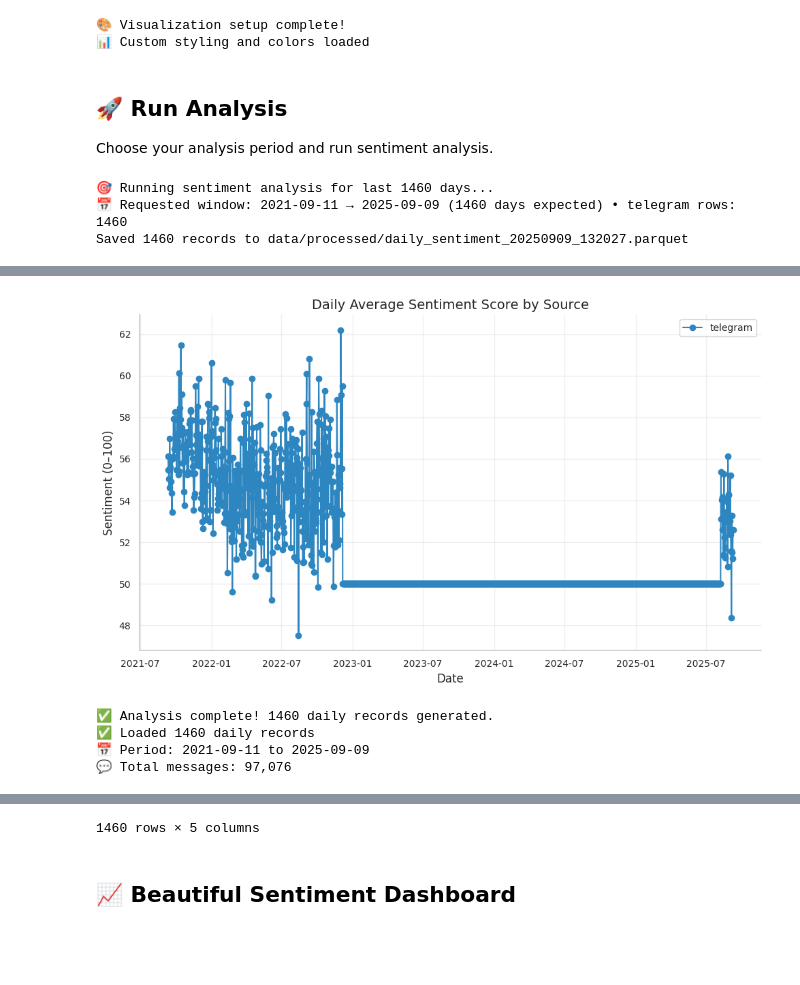
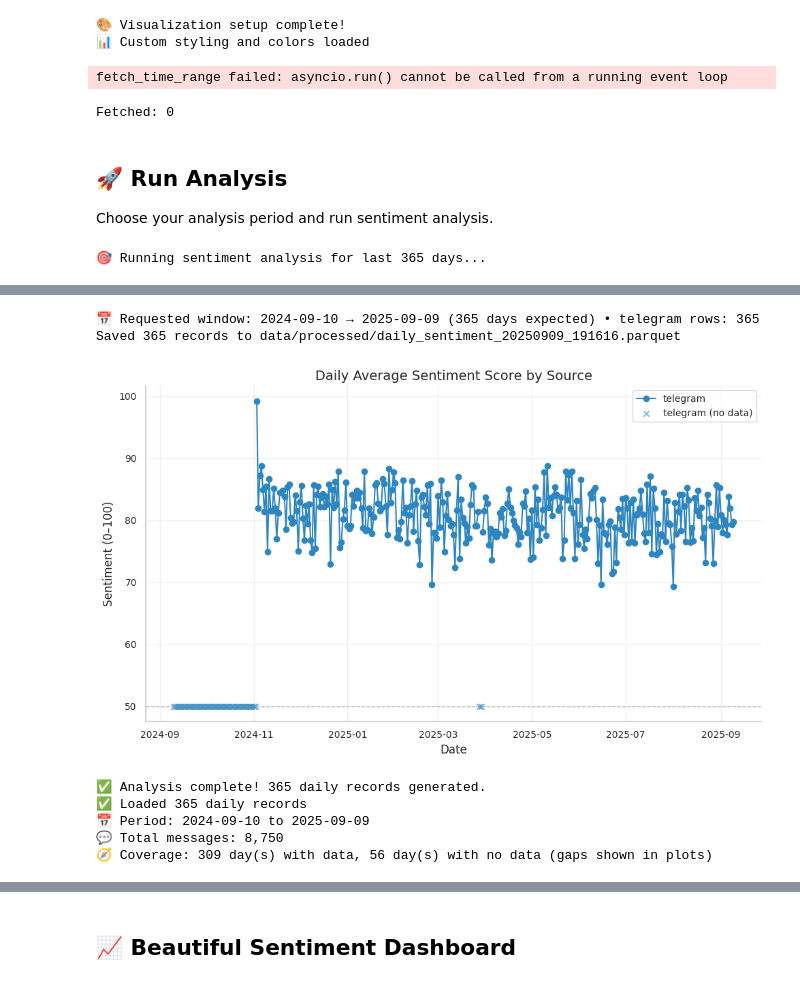
Before and after one commit to dev-personal-projects/btc-semantic-analysis, a Jupyter notebook: notebooks/group_analysis.ipynb, the cells around one changed output, grey strips where cells are left out. Cells and saved outputs as stored; diff of their text form; code cells hidden in the pictures; blank space fills up the shorter version.

Commit message:
try working with another telegram group

```diff
--- a/notebooks/group_analysis.ipynb
+++ b/notebooks/group_analysis.ipynb
@@ -19,10 +19,11 @@ import warnings
 warnings.filterwarnings('ignore')
 
 from btc_sentiment.pipelines.ingest_pipeline import run_simple_analysis
-from btc_sentiment.utils.analysis import load_and_prepare_data
+from btc_sentiment.utils.analysis import load_and_prepare_data, generate_insights
+from btc_sentiment.utils.visualizations import plot_daily_sentiment
 
 # Modern beautiful styling
-plt.style.use('default')  # Start with clean slate
+plt.style.use('default')  # clean base
 sns.set_style("whitegrid")
 sns.set_context("notebook", font_scale=1.1)
 
@@ -32,8 +33,8 @@ COLORS = {
     'secondary': '#F39C12',
     'positive': '#27AE60',
     'negative': '#E74C3C',
-    'neutral': '#95A5A6',
-    'accent': '#8E44AD',
+    'neutral':  '#95A5A6',
+    'accent':   '#8E44AD',
     'background': '#F8F9FA'
 }
 
@@ -56,8 +57,13 @@ plt.rcParams.update({
 
 # Set custom color palette
 custom_palette = [COLORS['primary'], COLORS['secondary'], COLORS['positive'],
-                 COLORS['negative'], COLORS['accent'], COLORS['neutral']]
+                  COLORS['negative'], COLORS['accent'], COLORS['neutral']]
 sns.set_palette(custom_palette)
+
+# Helpful display defaults
+pd.options.display.max_rows = 200
+pd.options.display.max_colwidth = 200
+pd.options.display.width = 0  # auto-fit to Jupyter width
 
 print("🎨 Visualization setup complete!")
 print("📊 Custom styling and colors loaded")
@@ -66,6 +72,23 @@ print("📊 Custom styling and colors loaded")
 # %% [output]
 🎨 Visualization setup complete!
 📊 Custom styling and colors loaded
+# %%
+from datetime import datetime, timedelta, timezone
+from btc_sentiment.config.config import get_settings
+from btc_sentiment.adapters.telegram_adapter import TelegramAdapter
+
+s = get_settings()
+start = (datetime.now(timezone.utc) - timedelta(days=14)).replace(hour=0, minute=0, second=0, microsecond=0)
+end   = datetime.now(timezone.utc).replace(hour=23, minute=59, second=59, microsecond=0)
+
+tg = TelegramAdapter()
+msgs = tg.fetch_time_range(s.TELEGRAM_GROUPS, start, end)
+print("Fetched:", len(msgs))
+if msgs:
+    print("Earliest:", min(m.date for m in msgs), "Latest:", max(m.date for m in msgs))
+# %% [output]
+fetch_time_range failed: asyncio.run() cannot be called from a running event loop
+Fetched: 0
 # %% [markdown]
 ## 🚀 Run Analysis
 
@@ -73,13 +96,20 @@ Choose your analysis period and run sentiment analysis.
 # %%
 import nest_asyncio
 nest_asyncio.apply()
-# Set analysis period (change this to your desired timeframe)
-DAYS_BACK = 1460  # Last 1 year
+
+# Choose analysis period
+DAYS_BACK = 365        # Last 4 years
+INCLUDE_TODAY = True
 
 print(f'🎯 Running sentiment analysis for last {DAYS_BACK} days...')
 
-# Run the analysis
-daily_records = run_simple_analysis(days_back=DAYS_BACK)
+# Run the analysis (compatible with old/new signatures)
+try:
+    # new signature supports page_size for internal pagination
+    daily_records = run_simple_analysis(days_back=DAYS_BACK, include_today=INCLUDE_TODAY, page_size=200)
+except TypeError:
+    # fallback if your installed version doesn't have page_size yet
+    daily_records = run_simple_analysis(days_back=DAYS_BACK, include_today=INCLUDE_TODAY)
 
 # Load the results
 df = load_and_prepare_data()
@@ -88,11 +118,14 @@ if df.empty:
     print('❌ No data available')
     print('💡 Check your Telegram credentials and group access')
 else:
+    real_days = int((df["count"] > 0).sum())
+    empty_days = int((df["count"] == 0).sum())
+
     print(f'✅ Loaded {len(df)} daily records')
     print(f'📅 Period: {df["date"].min().strftime("%Y-%m-%d")} to {df["date"].max().strftime("%Y-%m-%d")}')
-    print(f'💬 Total messages: {df["count"].sum():,}')
-    display(df)
+    print(f'💬 Total messages: {int(df["count"].sum()):,}')
+    print(f'🧭 Coverage: {real_days} day(s) with data, {empty_days} day(s) with no data (gaps shown in plots)')
+
+    display(df.head(20))
 # %% [output]
-🎯 Running sentiment analysis for last 1460 days...
-📅 Requested window: 2021-09-11 → 2025-09-09 (1460 days expected) • telegram rows: 1460
-Saved 1460 records to data/processed/daily_sentiment_20250909_132027.parquet
+🎯 Running sentiment analysis for last 365 days...
@@ -99,6 +133,9 @@ Saved 1460 records to data/processed/daily_sentiment_20250909_132027.parquet
+📅 Requested window: 2024-09-10 → 2025-09-09 (365 days expected) • telegram rows: 365
+Saved 365 records to data/processed/daily_sentiment_20250909_191616.parquet
-[figure, old version]
+[figure, new version]
-✅ Analysis complete! 1460 daily records generated.
-✅ Loaded 1460 daily records
-📅 Period: 2021-09-11 to 2025-09-09
-💬 Total messages: 97,076
+✅ Analysis complete! 365 daily records generated.
+✅ Loaded 365 daily records
+📅 Period: 2024-09-10 to 2025-09-09
+💬 Total messages: 8,750
+🧭 Coverage: 309 day(s) with data, 56 day(s) with no data (gaps shown in plots)
 |  | date | source | avg_score | count | label |
@@ -116,4 +158,3 @@ Saved 1460 records to data/processed/daily_sentiment_20250909_132027.parquet
-1460 rows × 5 columns
 # %% [markdown]
 ## 📈 Beautiful Sentiment Dashboard
 # %%
```
Also changed, not shown: parts of 6 cells of this notebook, 10 other files.
